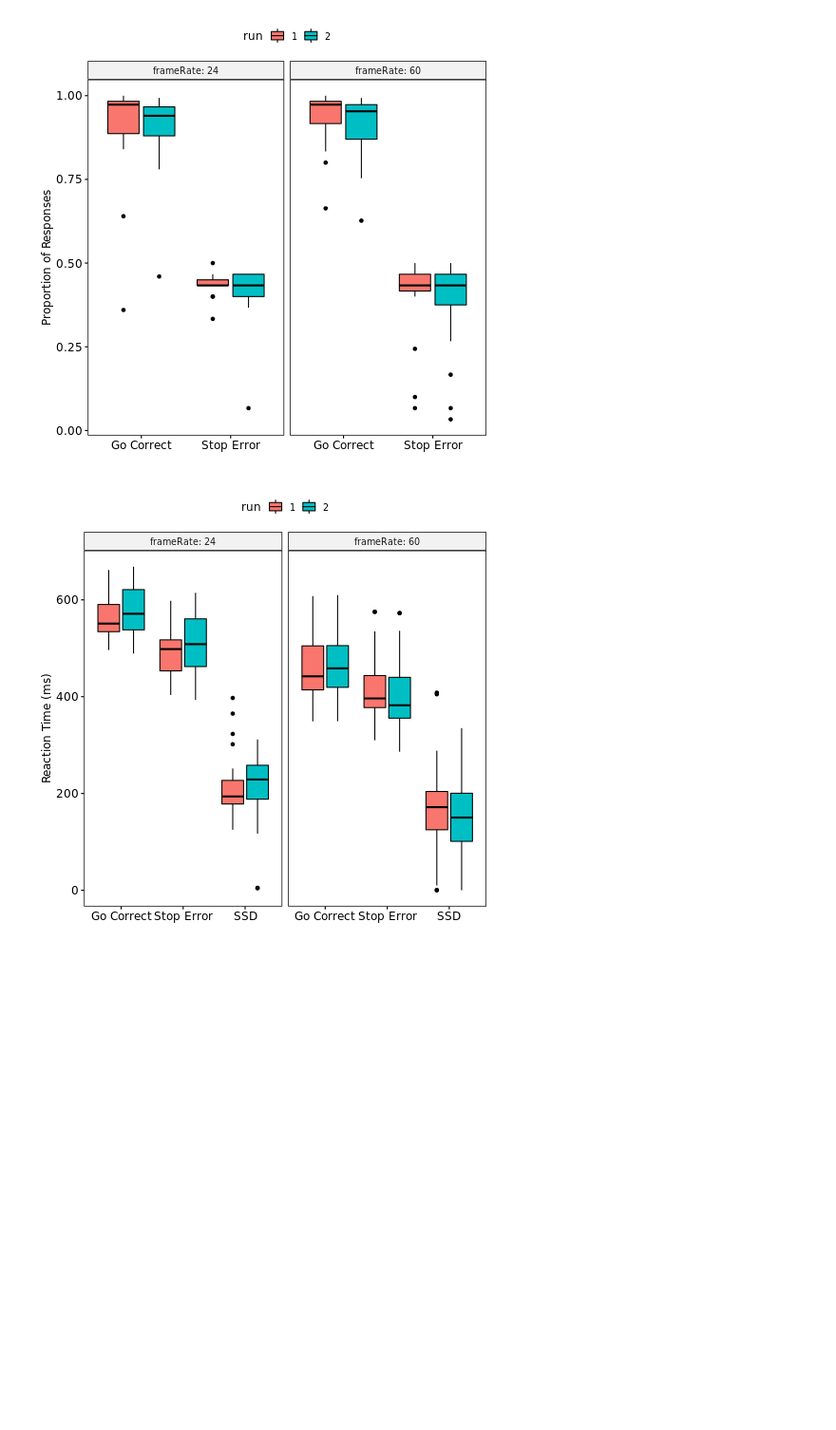
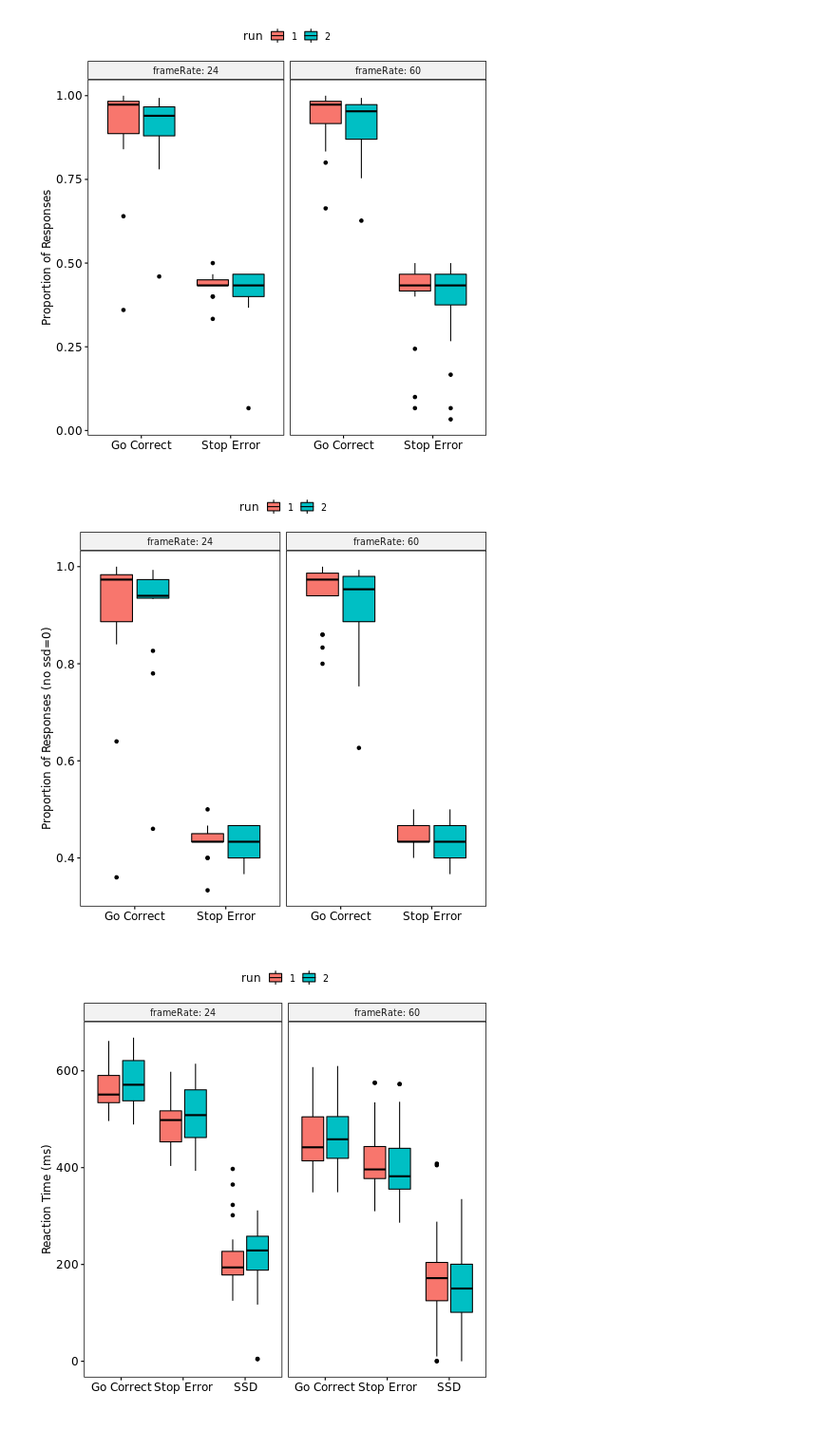
Before and after one commit to tbweng/ULG, a Jupyter notebook: analyses/ULG_fMRI-task_bdata_R.ipynb, the cells around one changed output. Shown: that part at 95% size. Cells and saved outputs as stored; diff of their text form; code cells hidden in the pictures; blank space fills up the shorter version.

Commit message:
beh performance filter out ssd=0

```diff
--- a/analyses/ULG_fMRI-task_bdata_R.ipynb
+++ b/analyses/ULG_fMRI-task_bdata_R.ipynb
@@ -150,8 +151,13 @@ SST_wide <- SST_wide %>% mutate(stopError_prop = stopError/stopTotal,
 
 SST_rt <- SST_wide %>% ungroup() %>% select(participant, run, frameRate, go_correct_rt, stop_error_rt, ssd) %>% gather(condition, value, go_correct_rt:ssd)
 
+SST_rt_filt <- SST_wide %>% ungroup() %>% select(participant, run, frameRate, go_correct_rt, stop_error_rt, ssd) %>% filter(ssd > 95) %>% gather(condition, value, go_correct_rt:ssd)
+
 SST_prop <- merge(SST_wide %>% ungroup() %>% subset(trial_type == "go") %>% select(participant, run, frameRate, goCorr_prop), SST_wide %>% ungroup() %>% subset(trial_type == "stop") %>% select(participant, run, frameRate, stopError_prop), by = c("participant", "run", "frameRate"))
 
 SST_prop <- gather(SST_prop, condition, value, goCorr_prop:stopError_prop)
+
+SST_prop_filt <- merge(SST_wide %>% filter(ssd > 95) %>% ungroup() %>% subset(trial_type == "go") %>% select(participant, run, frameRate, goCorr_prop), SST_wide %>% ungroup() %>% subset(trial_type == "stop") %>% select(participant, run, frameRate, stopError_prop), by = c("participant", "run", "frameRate"))
+SST_prop_filt <- gather(SST_prop_filt, condition, value, goCorr_prop:stopError_prop)
 # %%
 %%R
@@ -162,5 +169,16 @@ SST_prop %>%
     scale_x_discrete(labels = c('Go Correct','Stop Error', 'SSD'))
 # %% [output]
 [figure]
+# %%
+%%R
+# filter out SSD = 0
+names(SST_prop_filt)[names(SST_prop_filt) == 'value'] <- 'prop'
+
+SST_prop_filt %>%
+  group_by(condition, run) %>%
+  ggboxplot(., "condition", "prop", fill = "run", ylab = "Proportion of Responses (no ssd=0)", xlab = "", facet.by = "frameRate", short.panel.labs = FALSE) +
+    scale_x_discrete(labels = c('Go Correct','Stop Error', 'SSD'))
+# %% [output]
+[figure, added]
 # %%
 %%R
```
Also changed, not shown: parts of 12 cells of this notebook.
